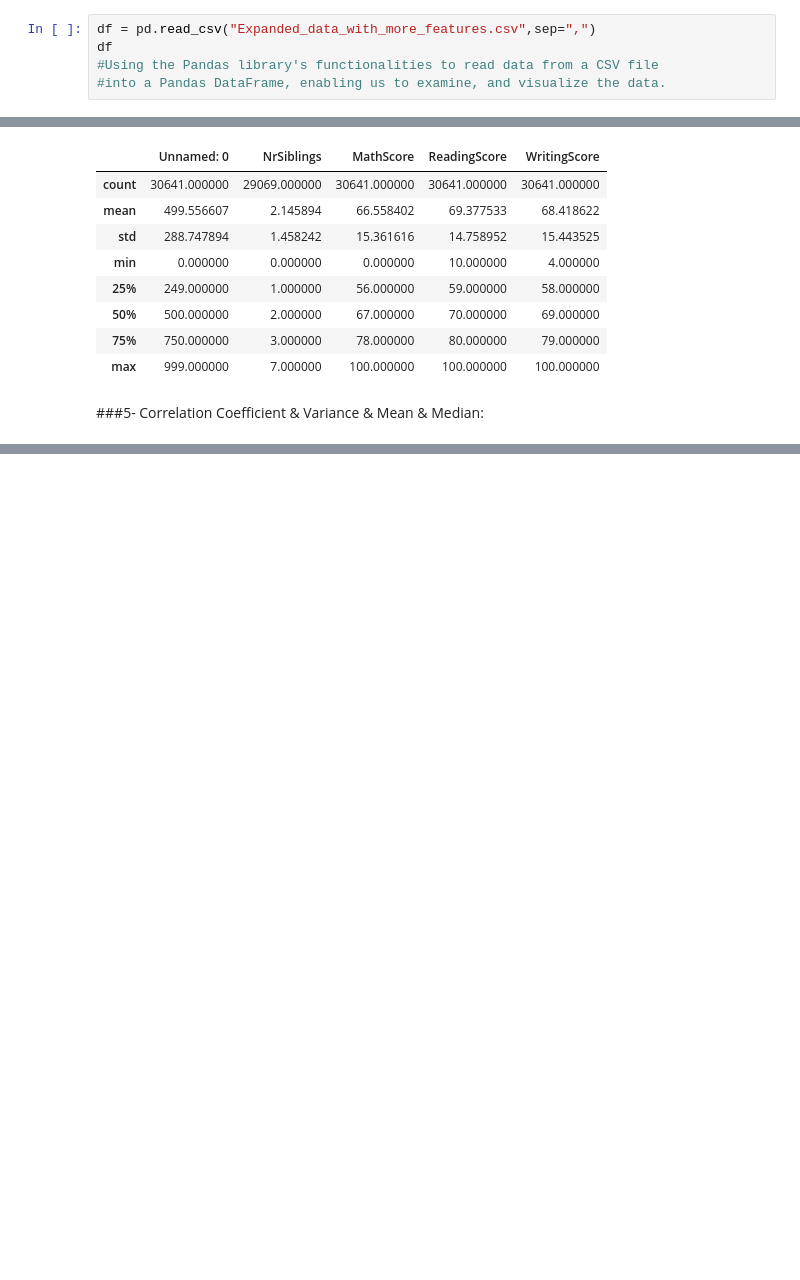
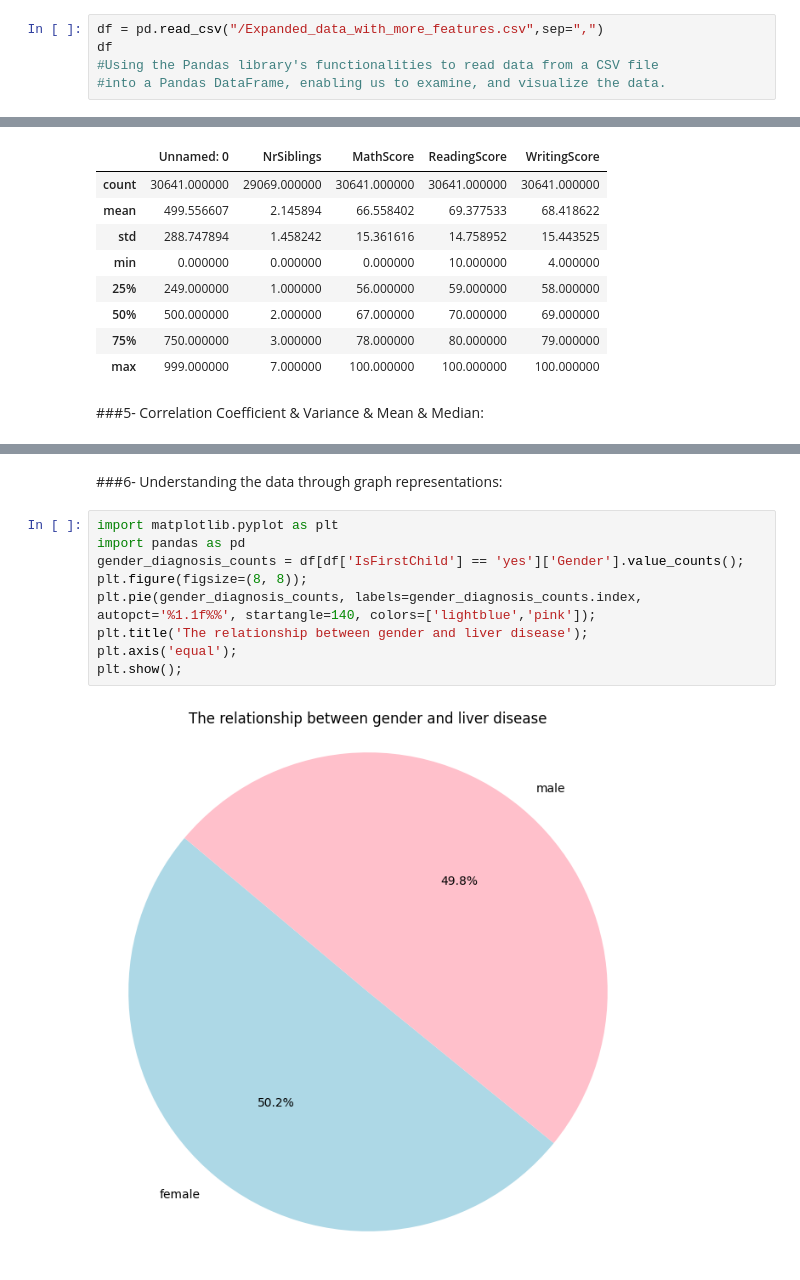
Before and after one commit to mariam-ahmed10/IT326-project, a Jupyter notebook: p1_2 (1).ipynb, the cells around one changed output, grey strips where cells are left out. Drawn from its saved outputs; the diff is of its cells as text; blank space fills up the shorter version.

```diff
--- a/p1_2 (1).ipynb
+++ b/p1_2 (1).ipynb
@@ -125,7 +126,7 @@ warnings.filterwarnings("ignore")
 # %% [markdown]
 ### Loading the dataset
 # %%
-df = pd.read_csv("Expanded_data_with_more_features.csv",sep=",")
+df = pd.read_csv("/Expanded_data_with_more_features.csv",sep=",")
 df
 #Using the Pandas library's functionalities to read data from a CSV file
 #into a Pandas DataFrame, enabling us to examine, and visualize the data.
@@ -345 +349,14 @@ WritingScore    69.0
 dtype: float64
+# %% [markdown]
+###6- Understanding the data through graph representations:
+# %%
+import matplotlib.pyplot as plt
+import pandas as pd
+gender_diagnosis_counts = df[df['IsFirstChild'] == 'yes']['Gender'].value_counts();
+plt.figure(figsize=(8, 8));
+plt.pie(gender_diagnosis_counts, labels=gender_diagnosis_counts.index, autopct='%1.1f%%', startangle=140, colors=['lightblue','pink']);
+plt.title('The relationship between gender and liver disease');
+plt.axis('equal');
+plt.show();
+# %% [output]
+[figure, added]
```
Also changed, not shown: parts of 5 cells of this notebook.
